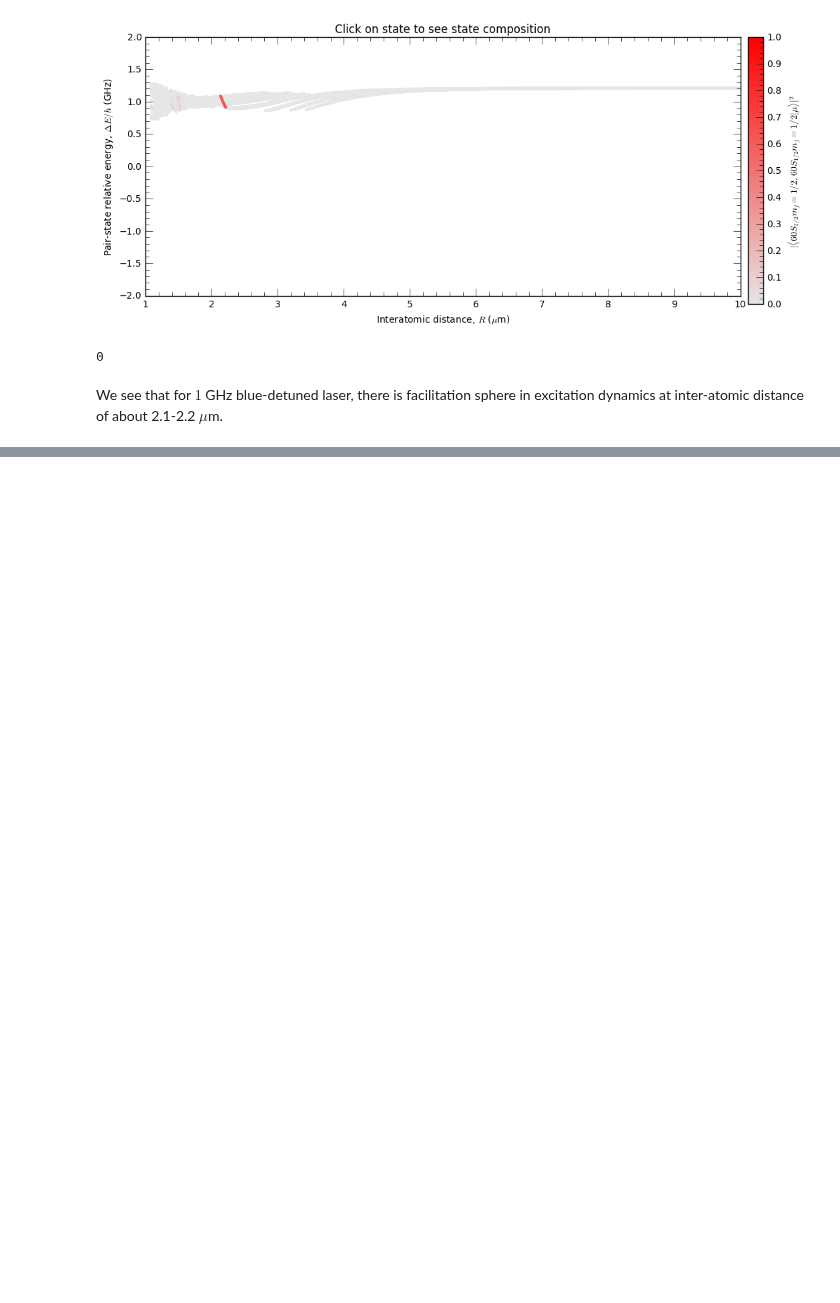
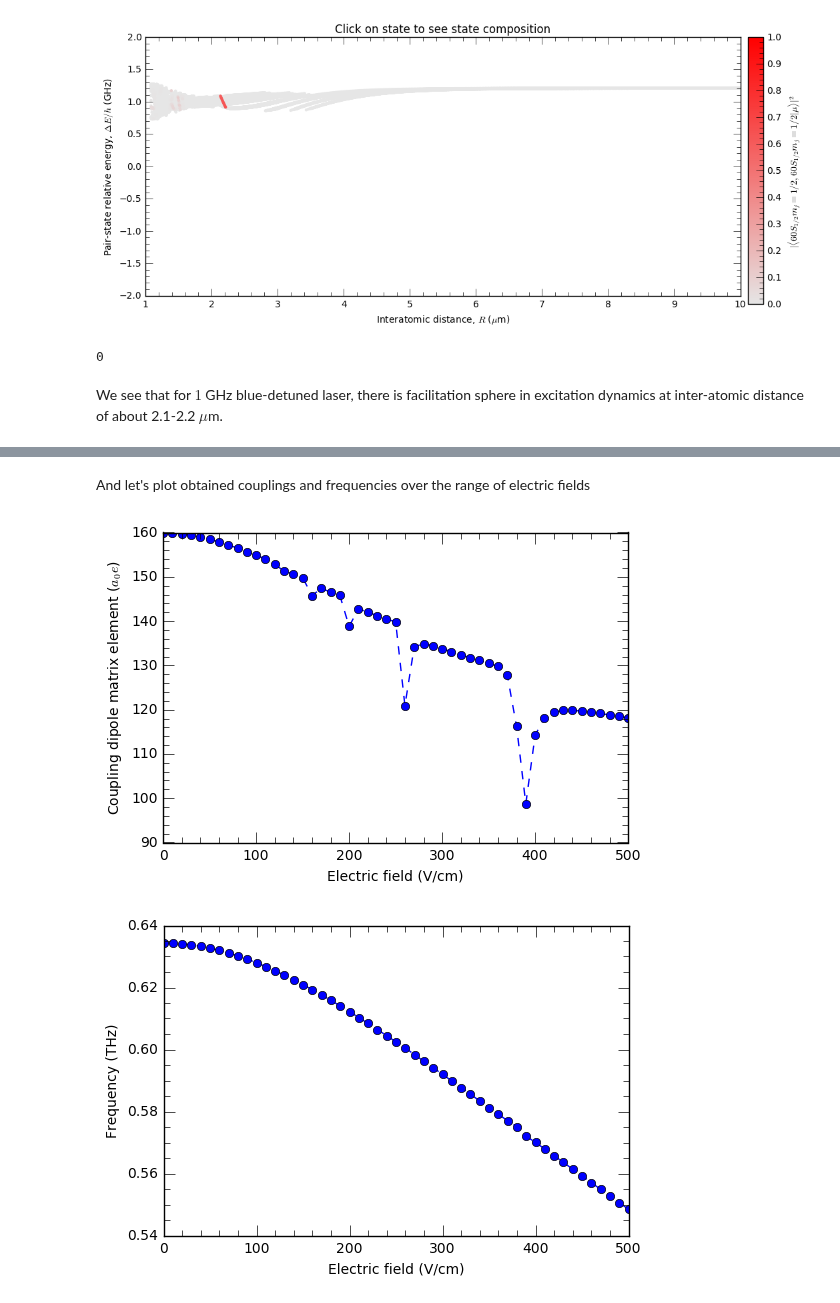
Before and after one commit to nikolasibalic/ARC-Alkali-Rydberg-Calculator, a Jupyter notebook: doc/Rydberg_atoms_a_primer_notebook.ipynb, the cells around one changed output, grey strips where cells are left out. Drawn from its saved outputs; the diff is of its cells as text; code cells hidden in the pictures; blank space fills up the shorter version.

```diff
--- a/doc/Rydberg_atoms_a_primer_notebook.ipynb
+++ b/doc/Rydberg_atoms_a_primer_notebook.ipynb
@@ -1398,0 +1485,29 @@ We see that for $1~$GHz blue-detuned laser, there is facilitation sphere in exci
+# %%
+# Stark map for the first state
+mj1 = 0.5
+mj2 = 0.5
+q = 0 # pi transistions
+
+atom = Caesium()
+
+deltaN = 5
+maxL = 20
+
+print("1:")
+stMap1 = StarkMap(atom)
+stMap1.defineBasis(21,1,1.5, mj1,21-deltaN,21+deltaN,maxL,progressOutput = True)
+print("2:")
+stMap2 = StarkMap(atom)
+stMap2.defineBasis(21,0,0.5, mj2,21-deltaN,21+deltaN+1,maxL,progressOutput = True)
+
+
+calc = MatrixElementsEfield(stMap1,stMap2, progressOutput = True)
+c,f = calc.getDipolarCoupling(500.e2)
+
+couplingList = []
+frequencyList = []
+eFieldList = np.linspace(0,500.e2,51)
+for eField in eFieldList:
+    c, f = calc.getDipolarCoupling(eField)
+    couplingList.append(c )
+    frequencyList.append(f)
@@ -1399,3 +1526,18 @@ We see that for $1~$GHz blue-detuned laser, there is facilitation sphere in exci
+# %% [markdown]
+And let's plot obtained couplings and frequencies over the range of electric fields
+# %%
+plt.plot(eFieldList/1e2,couplingList,"o--")
+plt.xlabel("Electric field (V/cm)")
+plt.ylabel(r"Coupling dipole matrix element ($a_0 e$)")
+plt.show()
+
+plt.plot(eFieldList/1e2,np.array(frequencyList)/1.e3,"o--")
+plt.xlabel("Electric field (V/cm)")
+plt.ylabel(r"Frequency (THz)")
+plt.show()
+# %% [output]
+[figure, added]
+[figure, added]
 # %% [markdown]
 # Advanced use of ARC package: interfacing and expansions
 
```
Also changed, not shown: parts of 26 cells of this notebook, 26 other files.
